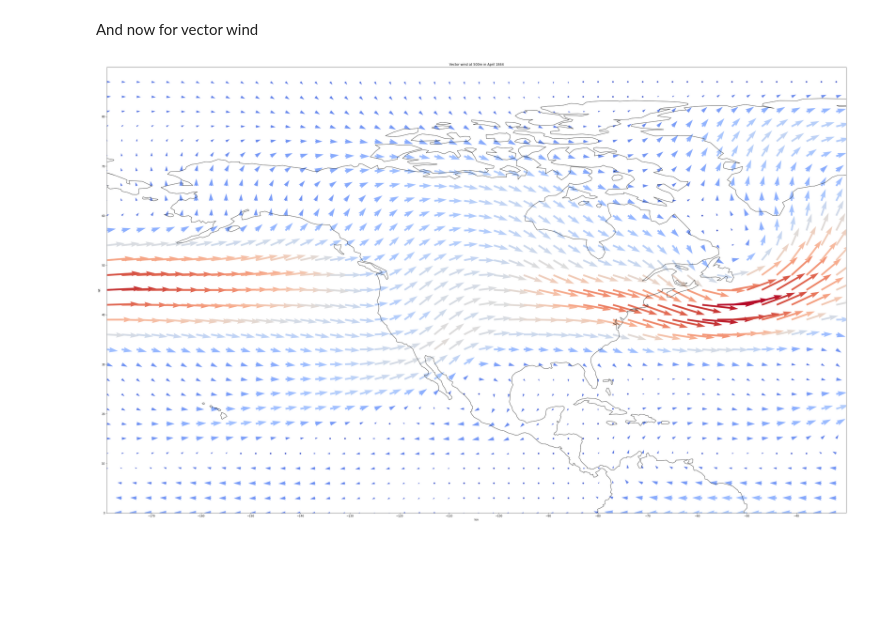
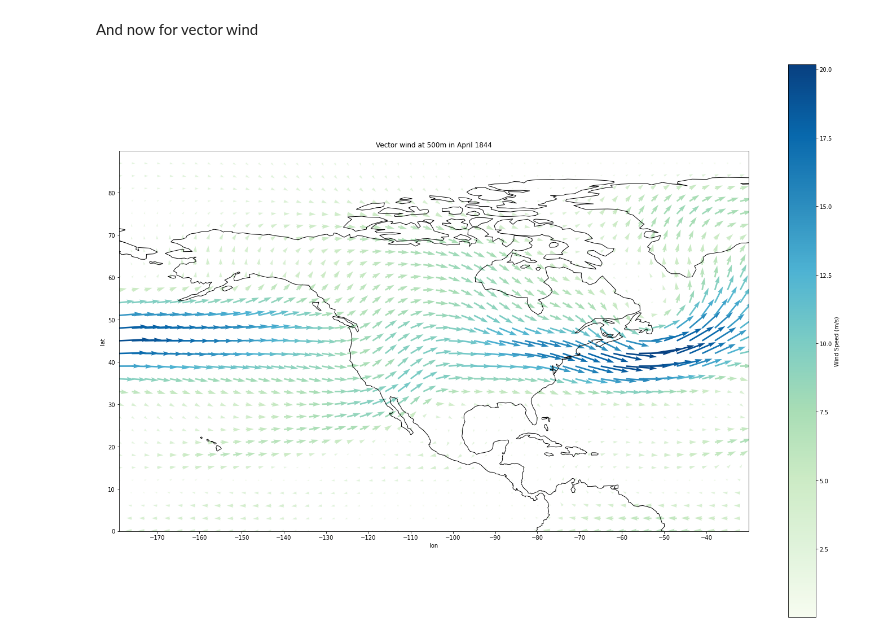
Before and after one commit to bparazin/ESS-Visualization, a Jupyter notebook: Missouri Reanalysis Absolute Visualization.ipynb, the cells around one changed output. Cells and saved outputs as stored; diff of their text form; code cells hidden in the pictures; blank space fills up the shorter version.

Commit message:
added normalized vector field plot

```diff
--- a/Missouri Reanalysis Absolute Visualization.ipynb
+++ b/Missouri Reanalysis Absolute Visualization.ipynb
@@ -72,29 +72,34 @@ plot_data(temp_data["lon"], temp_data["lat"], temp_data["nc_vars"]["air"][month_
 # %% [markdown]
 And now for vector wind
 # %%
-def plot_vector_data(lon, lat, x_data, y_data, title, lon_min = 0, lon_max = 359, lat_min = -90, lat_max = 90, detail=3):
-    fig = plt.figure(figsize = (50, 50))
+def plot_vector_data(lon, lat, x_data, y_data, title, scale_title,
+                     lon_min = 0, lon_max = 359, lat_min = -90, lat_max = 90, detail=3, v_scale = 400):
+    fig = plt.figure(figsize = (25, 18))
     ax = plt.axes(projection = ccrs.PlateCarree(central_longitude = 0))
     ax.coastlines()
 
     lat1 = em.find_closest_val(lat_min, lat)
     lat2 = em.find_closest_val(lat_max, lat)
 
     ax.set_extent((lon_min, lon_max, lat_min, lat_max))
     ax.set_xticks(lon[math.ceil(lon_min / 10) * 10:lon_max][::10], crs = ccrs.PlateCarree())
     ax.set_yticks(lat[math.ceil(lat1 / 10) * 10:lat2][::10], crs = ccrs.PlateCarree())
     plt.xlabel('lon')
     plt.ylabel('lat')
     plt.title(title)
 
     color = np.hypot(x_data[lat1:lat2, lon_min:lon_max][::detail, ::detail],
                      y_data[lat1:lat2, lon_min:lon_max][::detail, ::detail])
     v_field = plt.quiver(lon[lon_min:lon_max][::detail],
                           lat[lat1:lat2][::detail],
                         x_data[lat1:lat2, lon_min:lon_max][::detail, ::detail],
-                        y_data[lat1:lat2, lon_min:lon_max][::detail, ::detail], color, cmap="coolwarm", scale = 400)
+                        y_data[lat1:lat2, lon_min:lon_max][::detail, ::detail], color, cmap="GnBu", scale = v_scale)
+    scalebar = plt.colorbar(v_field)
+    scalebar.set_label(scale_title)
+
+
 plot_vector_data(wind_data["lon"], wind_data["lat"], wind_data["nc_vars"]["uwnd"][month_to_show][2],
-                 wind_data["nc_vars"]["vwnd"][month_to_show][2], "Vector wind at 500m in April 1844",
+                 wind_data["nc_vars"]["vwnd"][month_to_show][2], "Vector wind at 500m in April 1844", "Wind Speed (m/s)",
                  lon_start, lon_end, lat_start, lat_end)
 # %% [output]
-[figure, old version]
+[figure, new version]
```
Also changed, not shown: parts of 3 cells of this notebook.
